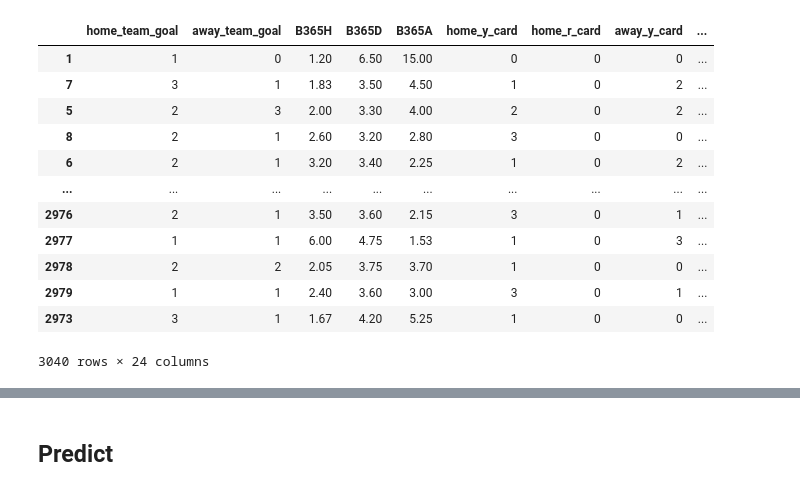
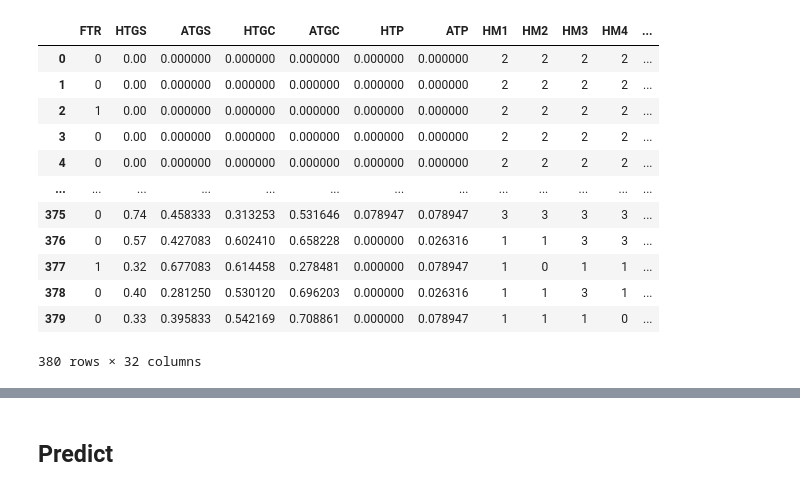
Before and after one commit to enliktjioe/nn2020-football, a Jupyter notebook: Correlation_and_Predict.ipynb, the cells around one changed output, grey strips where cells are left out. Drawn from its saved outputs; the diff is of its cells as text; code cells hidden in the pictures.

```diff
--- a/Correlation_and_Predict.ipynb
+++ b/Correlation_and_Predict.ipynb
@@ -1,30 +1,31 @@
 # %%
 import pandas as pd
 import numpy as np
 import warnings
 warnings.filterwarnings('ignore') # ignore warnings message
 
 # making all pandas columns visable with display command
 pd.set_option('display.max_columns', 500)
 
 
-df = pd.read_csv('datasets/EPL_sort.csv', index_col=0)
+# df = pd.read_csv('datasets/EPL_sort.csv', index_col=0)
+df = pd.read_csv('datasets/data_test_onehot.csv')
 # df = df.drop(columns = ['id', 'season', 'stage', 'date', 'match_api_id'])
-df = df.drop(columns = ['id', 'season', 'stage', 'date', 'match_api_id', 'home_team_api_id', 'away_team_api_id'])
+# df = df.drop(columns = ['id', 'season', 'stage', 'date', 'match_api_id', 'home_team_api_id', 'away_team_api_id'])
 df
 # %% [output]
-|  | home_team_goal | away_team_goal | B365H | B365D | B365A | home_y_card | home_r_card | away_y_card | ... |
-| 1 | 1 | 0 | 1.20 | 6.50 | 15.00 | 0 | 0 | 0 | ... |
-| 7 | 3 | 1 | 1.83 | 3.50 | 4.50 | 1 | 0 | 2 | ... |
-| 5 | 2 | 3 | 2.00 | 3.30 | 4.00 | 2 | 0 | 2 | ... |
-| 8 | 2 | 1 | 2.60 | 3.20 | 2.80 | 3 | 0 | 0 | ... |
-| 6 | 2 | 1 | 3.20 | 3.40 | 2.25 | 1 | 0 | 2 | ... |
-| ... | ... | ... | ... | ... | ... | ... | ... | ... | ... |
-| 2976 | 2 | 1 | 3.50 | 3.60 | 2.15 | 3 | 0 | 1 | ... |
-| 2977 | 1 | 1 | 6.00 | 4.75 | 1.53 | 1 | 0 | 3 | ... |
-| 2978 | 2 | 2 | 2.05 | 3.75 | 3.70 | 1 | 0 | 0 | ... |
-| 2979 | 1 | 1 | 2.40 | 3.60 | 3.00 | 3 | 0 | 1 | ... |
-| 2973 | 3 | 1 | 1.67 | 4.20 | 5.25 | 1 | 0 | 0 | ... |
+|  | FTR | HTGS | ATGS | HTGC | ATGC | HTP | ATP | HM1 | HM2 | HM3 | HM4 | ... |
+| 0 | 0 | 0.00 | 0.000000 | 0.000000 | 0.000000 | 0.000000 | 0.000000 | 2 | 2 | 2 | 2 | ... |
+| 1 | 0 | 0.00 | 0.000000 | 0.000000 | 0.000000 | 0.000000 | 0.000000 | 2 | 2 | 2 | 2 | ... |
+| 2 | 1 | 0.00 | 0.000000 | 0.000000 | 0.000000 | 0.000000 | 0.000000 | 2 | 2 | 2 | 2 | ... |
+| 3 | 0 | 0.00 | 0.000000 | 0.000000 | 0.000000 | 0.000000 | 0.000000 | 2 | 2 | 2 | 2 | ... |
+| 4 | 0 | 0.00 | 0.000000 | 0.000000 | 0.000000 | 0.000000 | 0.000000 | 2 | 2 | 2 | 2 | ... |
+| ... | ... | ... | ... | ... | ... | ... | ... | ... | ... | ... | ... | ... |
+| 375 | 0 | 0.74 | 0.458333 | 0.313253 | 0.531646 | 0.078947 | 0.078947 | 3 | 3 | 3 | 3 | ... |
+| 376 | 0 | 0.57 | 0.427083 | 0.602410 | 0.658228 | 0.000000 | 0.026316 | 1 | 1 | 3 | 3 | ... |
+| 377 | 1 | 0.32 | 0.677083 | 0.614458 | 0.278481 | 0.000000 | 0.078947 | 1 | 0 | 1 | 1 | ... |
+| 378 | 0 | 0.40 | 0.281250 | 0.530120 | 0.696203 | 0.000000 | 0.026316 | 1 | 1 | 3 | 1 | ... |
+| 379 | 0 | 0.33 | 0.395833 | 0.542169 | 0.708861 | 0.000000 | 0.078947 | 1 | 1 | 1 | 0 | ... |
-3040 rows × 24 columns
+380 rows × 32 columns
 # %%
 # Pre-processing before get the correlation value
```
Also changed, not shown: parts of 9 cells of this notebook.
